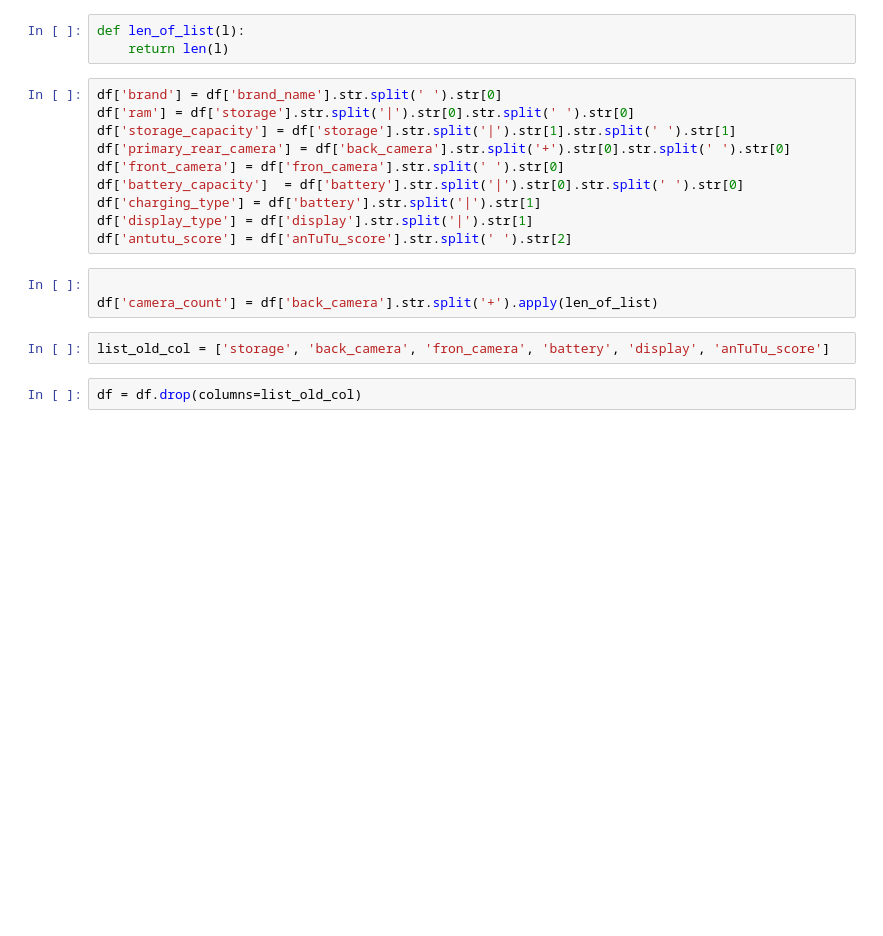
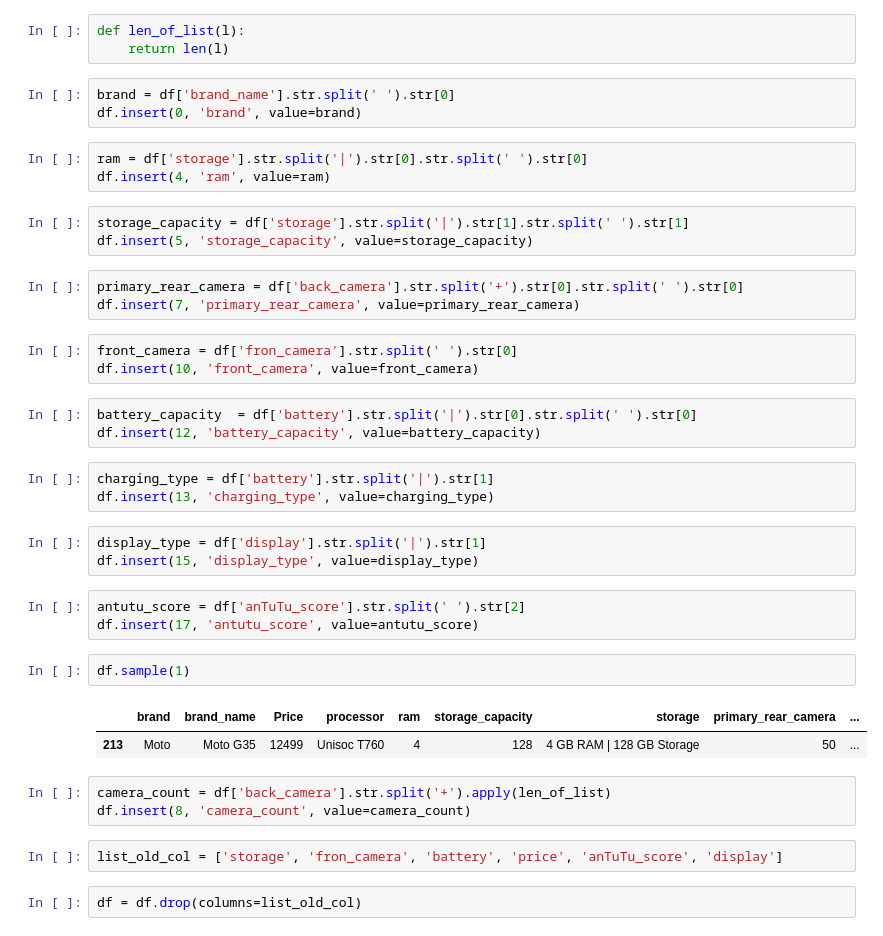
Before and after one commit to harshit00052/91-mobiles-smartphone-analysis, a Jupyter notebook: data_assessing&cleaning/assessing_cleaning.ipynb, the cells around one changed output. Drawn from its saved outputs; the diff is of its cells as text; blank space fills up the shorter version.

```diff
--- a/data_assessing&cleaning/assessing_cleaning.ipynb
+++ b/data_assessing&cleaning/assessing_cleaning.ipynb
@@ -197,20 +223,42 @@ df.loc[df['brand_name'] == 'Motorola Razr 70 Plus', 'price'] = 104990
 def len_of_list(l):
     return len(l)
 # %%
-df['brand'] = df['brand_name'].str.split(' ').str[0]
-df['ram'] = df['storage'].str.split('|').str[0].str.split(' ').str[0]
-df['storage_capacity'] = df['storage'].str.split('|').str[1].str.split(' ').str[1]
-df['primary_rear_camera'] = df['back_camera'].str.split('+').str[0].str.split(' ').str[0]
-df['front_camera'] = df['fron_camera'].str.split(' ').str[0]
-df['battery_capacity']  = df['battery'].str.split('|').str[0].str.split(' ').str[0]
-df['charging_type'] = df['battery'].str.split('|').str[1]
-df['display_type'] = df['display'].str.split('|').str[1]
-df['antutu_score'] = df['anTuTu_score'].str.split(' ').str[2]
+brand = df['brand_name'].str.split(' ').str[0]
+df.insert(0, 'brand', value=brand)
+# %%
+ram = df['storage'].str.split('|').str[0].str.split(' ').str[0]
+df.insert(4, 'ram', value=ram)
+# %%
+storage_capacity = df['storage'].str.split('|').str[1].str.split(' ').str[1]
+df.insert(5, 'storage_capacity', value=storage_capacity)
+# %%
+primary_rear_camera = df['back_camera'].str.split('+').str[0].str.split(' ').str[0]
+df.insert(7, 'primary_rear_camera', value=primary_rear_camera)
+# %%
+front_camera = df['fron_camera'].str.split(' ').str[0]
+df.insert(10, 'front_camera', value=front_camera)
+# %%
+battery_capacity  = df['battery'].str.split('|').str[0].str.split(' ').str[0]
+df.insert(12, 'battery_capacity', value=battery_capacity)
+# %%
+charging_type = df['battery'].str.split('|').str[1]
+df.insert(13, 'charging_type', value=charging_type)
+# %%
+display_type = df['display'].str.split('|').str[1]
+df.insert(15, 'display_type', value=display_type)
+# %%
+antutu_score = df['anTuTu_score'].str.split(' ').str[2]
+df.insert(17, 'antutu_score', value=antutu_score)
+# %%
+df.sample(1)
+# %% [output]
+|  | brand | brand_name | Price | processor | ram | storage_capacity | storage | primary_rear_camera | ... |
+| 213 | Moto | Moto G35 | 12499 | Unisoc T760 | 4 | 128 | 4 GB RAM | 128 GB Storage | 50 | ... |
 # %%
-
-df['camera_count'] = df['back_camera'].str.split('+').apply(len_of_list)
+camera_count = df['back_camera'].str.split('+').apply(len_of_list)
+df.insert(8, 'camera_count', value=camera_count)
 # %%
-list_old_col = ['storage', 'back_camera', 'fron_camera', 'battery', 'display', 'anTuTu_score']
+list_old_col = ['storage', 'fron_camera', 'battery', 'price', 'anTuTu_score', 'display']
 # %%
 df = df.drop(columns=list_old_col)
 # %%
```
Also changed, not shown: parts of 25 cells of this notebook, 2 other files.
